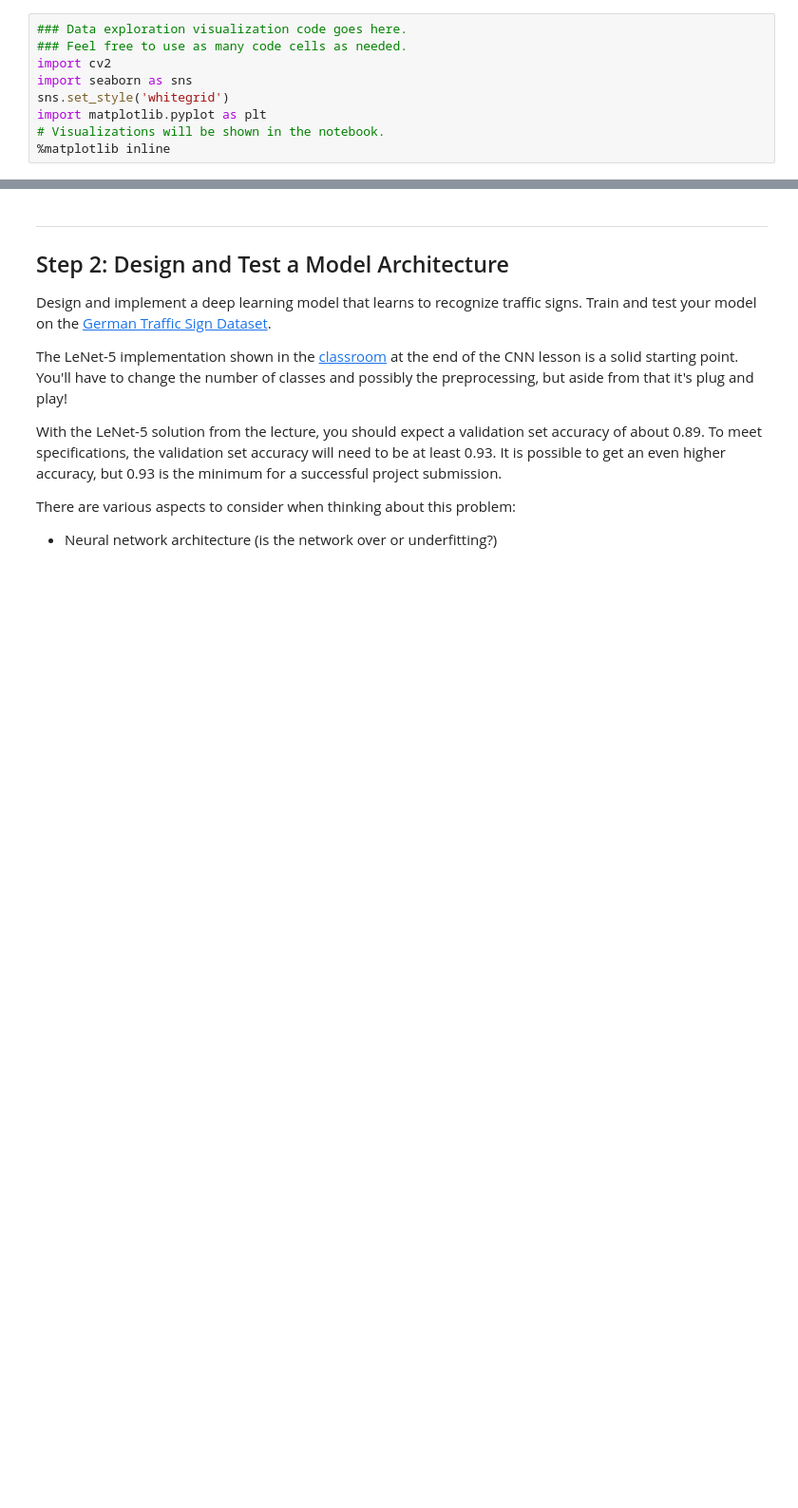
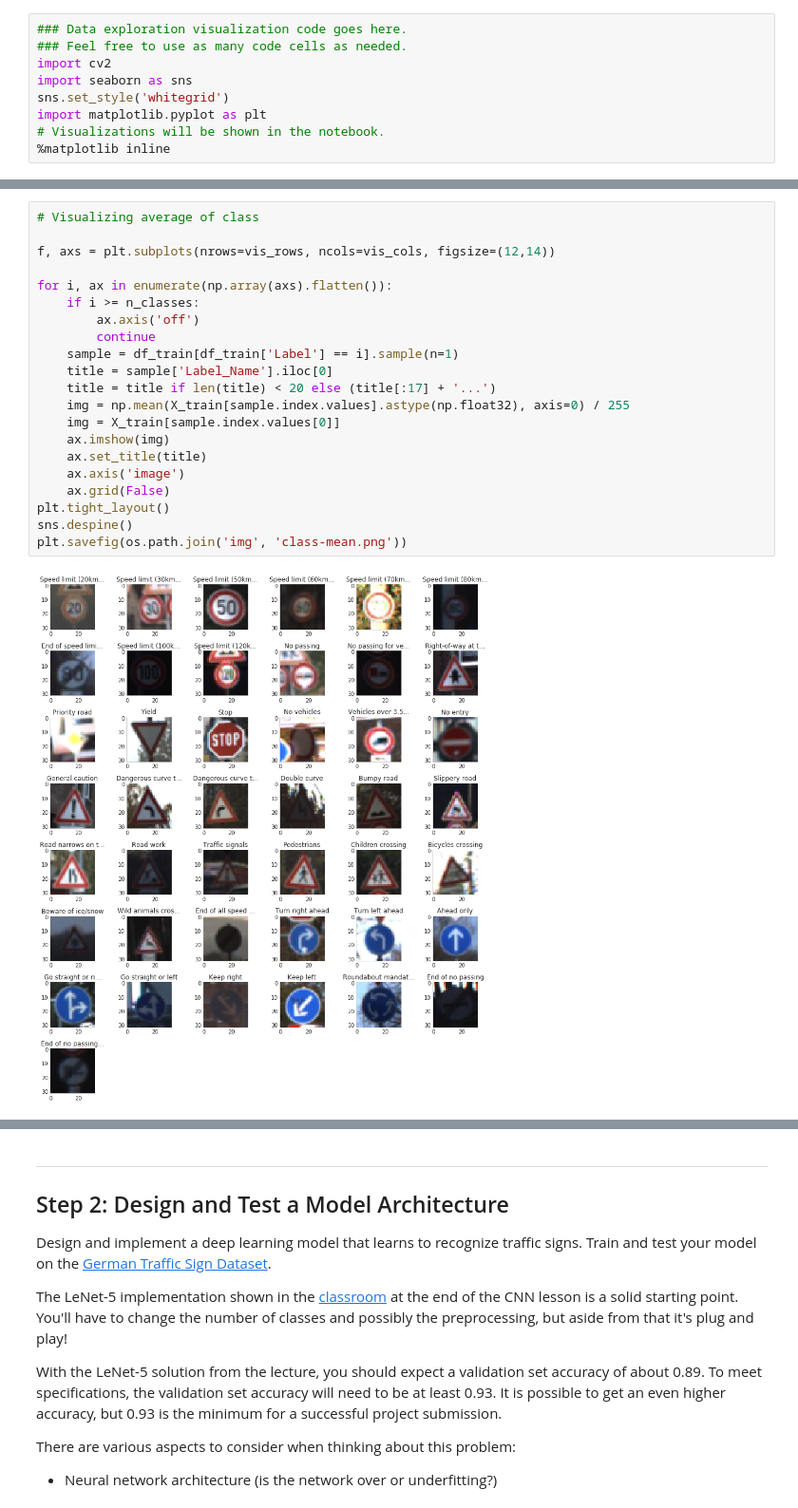
Before and after one commit to udapy/CarND-Traffic-Sign-Classifier-Project, a Jupyter notebook: Traffic_Sign_Classifier.ipynb, the cells around one changed output, grey strips where cells are left out. Shown at 95% size. Drawn from its saved outputs; the diff is of its cells as text; blank space fills up the shorter version.

```diff
--- a/Traffic_Sign_Classifier.ipynb
+++ b/Traffic_Sign_Classifier.ipynb
@@ -189,0 +215,23 @@ import matplotlib.pyplot as plt
+# %%
+# Visualizing average of class
+
+f, axs = plt.subplots(nrows=vis_rows, ncols=vis_cols, figsize=(12,14))
+
+for i, ax in enumerate(np.array(axs).flatten()):
+    if i >= n_classes:
+        ax.axis('off')
+        continue
+    sample = df_train[df_train['Label'] == i].sample(n=1)
+    title = sample['Label_Name'].iloc[0]
+    title = title if len(title) < 20 else (title[:17] + '...')
+    img = np.mean(X_train[sample.index.values].astype(np.float32), axis=0) / 255
+    img = X_train[sample.index.values[0]]
+    ax.imshow(img)
+    ax.set_title(title)
+    ax.axis('image')
+    ax.grid(False)
+plt.tight_layout()
+sns.despine()
+plt.savefig(os.path.join('img', 'class-mean.png'))
+# %% [output]
+[figure, added]
```
Also changed, not shown: parts of 18 cells of this notebook, 7 other files.
